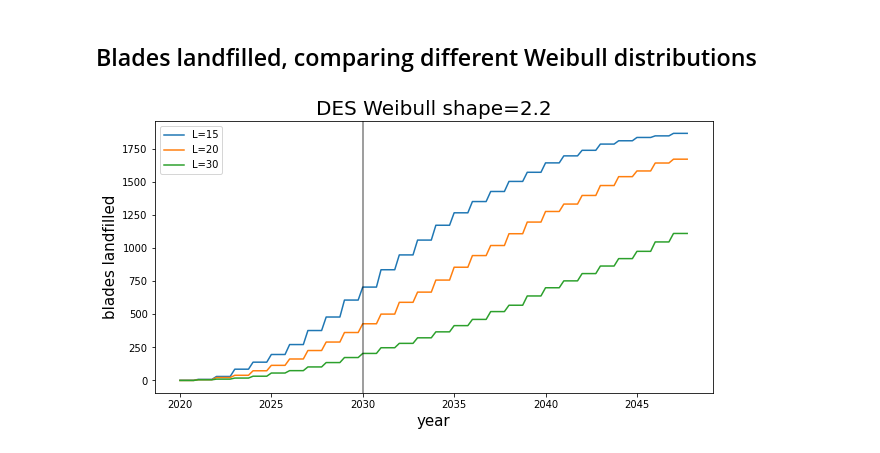
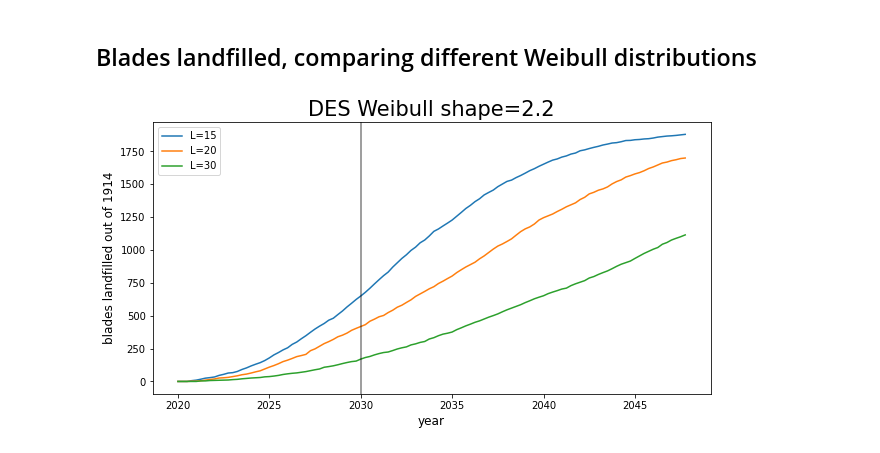
Before and after one commit to NREL/celavi, a Jupyter notebook: notebooks/landfill_only.ipynb, the cells around one changed output. Saved outputs shown, nothing was run; the diff lists cells and outputs as text; code cells hidden in the pictures.

```diff
--- a/notebooks/landfill_only.ipynb
+++ b/notebooks/landfill_only.ipynb
@@ -19,7 +19,7 @@ year_built = 2020
 
 lifespan_fns = {
     "nacelle": lambda: 30,
-    "blade": lambda: round(float(weibull_min.rvs(K, loc=0, scale=L, size=1))),  # EOLs on whole years
+    "blade": lambda: float(weibull_min.rvs(K, loc=0, scale=L, size=1)),
     "foundation": lambda: 50,
     "tower": lambda: 50,
 }
@@ -146,7 +146,7 @@ for lifetime in lifetimes:
 
     lifespan_fns = {
         "nacelle": lambda: 30,
-        "blade": lambda: round(float(weibull_min.rvs(K, loc=0, scale=L, size=1))),  # EOLs on whole years
+        "blade": lambda: float(weibull_min.rvs(K, loc=0, scale=L, size=1)),
         "foundation": lambda: 50,
         "tower": lambda: 50,
     }
@@ -177,34 +177,34 @@ for lifetime in lifetimes:
             "year": year_built,
         },
         {
             "kind": "tower",
             "xlat": 39.9106,
             "ylon": -105.2347,
             "year": year_built,
         },
         {
             "kind": "foundation",
             "xlat": 39.9106,
             "ylon": -105.2347,
             "year": year_built,
         },
     ]
 
     components = pd.DataFrame(turbine * number_of_turbines)
 
     context = Context()
     context.populate(components, lifespan_fns)
     landfill_inventory = context.run()
 
     ys = landfill_inventory.loc[160:, "blade"]
     xs = np.arange(len(ys)) / 4 + 2020  # Convert from discrete time to years
     ax.plot(xs, ys, label=f"L={lifetime}")
 
 ax.legend(loc="best")
 ax.axvline(2030.0, color="k", alpha=0.5)
-ax.set_title(f"DES Weibull shape={K}", fontsize=20)
-ax.set_ylabel("blades landfilled", fontsize=15)
-ax.set_xlabel("year", fontsize=15)
+ax.set_title(f"DES Weibull shape={K}", fontsize=21)
+ax.set_ylabel(f"blades landfilled out of {number_of_turbines * 3}", fontsize=12)
+ax.set_xlabel("year", fontsize=12)
 plt.show()
 # %% [output]
-[figure, old version]
+[figure, new version]
```
Also changed, not shown: parts of 1 cell of this notebook.
